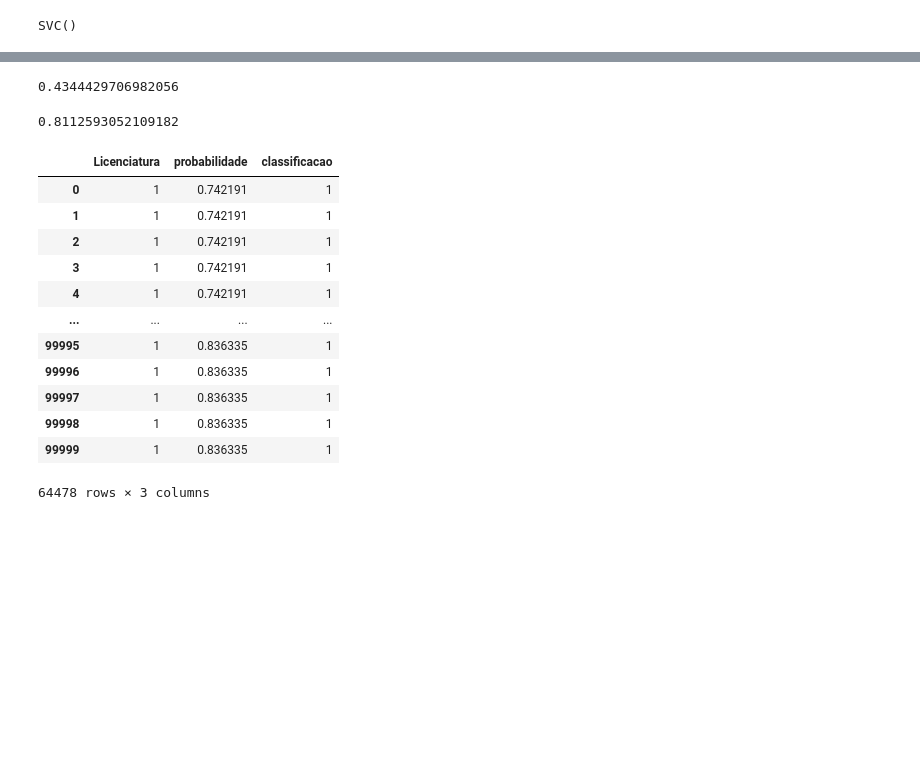
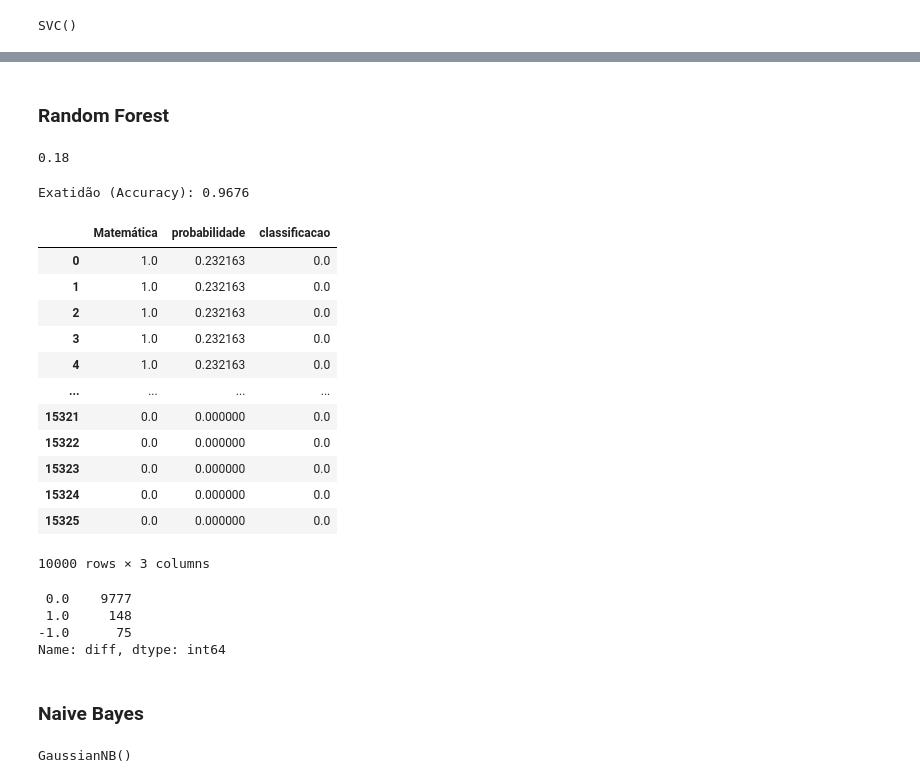
Before and after one commit to sergioneto12/Analise_Censo_Escolar_2020, a Jupyter notebook: Dados - Censo Escolar.ipynb, the cells around one changed output, grey strips where cells are left out. Saved outputs shown, nothing was run; the diff lists cells and outputs as text; code cells hidden in the pictures; blank space fills up the shorter version.

Commit message:
definition on ml for math prediction

```diff
--- a/Dados - Censo Escolar.ipynb
+++ b/Dados - Censo Escolar.ipynb
@@ -329,0 +397,4 @@ print(total_rows)
+# %%
+df1['diff'] = df1['Matemática'] - df1['classificacao']
+
+df1['diff'].value_counts()
@@ -348,0 +425,9 @@ tester.score(x_test, y_test)
+# %%
+# plot_tree(tester)
+
+classificacao = tester.predict(data)
+
+df1['classificacao'] = classificacao
+df1['diff'] = df1['Matemática'] - df1['classificacao']
+
+df1[['Matemática', 'classificacao']]
@@ -348,0 +448,4 @@ tester.score(x_test, y_test)
+# %%
+df1['diff'] = df1['Matemática'] - df1['classificacao']
+
+df1['diff'].value_counts()
@@ -349,39 +465,64 @@ tester.score(x_test, y_test)
+# %% [markdown]
+### Random Forest
 # %%
 #Usando randomforest Classifier
 
 from sklearn.ensemble import RandomForestClassifier
 
-clf = RandomForestClassifier(random_state=0, criterion='gini')
+clf = RandomForestClassifier(n_estimators=100, random_state=50, criterion='gini')
 clf.fit(x_train, y_train)
 
 pred2 = clf.predict(x_test)
 
 np.sqrt(mean_squared_error(y_test, pred2))
 # %% [output]
-0.4344429706982056
+0.18
-# %%
-clf.score(x_test, y_test)
-# %% [output]
-0.8112593052109182
+# %%
+ms = clf.score(x_test, y_test)
+
+print("Exatidão (Accuracy): {0:.4f}".format(ms))
+print()
+# %% [output]
+Exatidão (Accuracy): 0.9676
 # %%
 probabilidade = clf.predict_proba(data)[:,1]
 classificacao = clf.predict(data)
 
 df1['probabilidade'] = probabilidade
 df1['classificacao'] = classificacao
 
-df1[['Licenciatura', 'probabilidade', 'classificacao']]
+df1[['Matemática', 'probabilidade', 'classificacao']]
 # %% [output]
-|  | Licenciatura | probabilidade | classificacao |
-| 0 | 1 | 0.742191 | 1 |
-| 1 | 1 | 0.742191 | 1 |
-| 2 | 1 | 0.742191 | 1 |
-| 3 | 1 | 0.742191 | 1 |
-| 4 | 1 | 0.742191 | 1 |
+|  | Matemática | probabilidade | classificacao |
+| 0 | 1.0 | 0.232163 | 0.0 |
+| 1 | 1.0 | 0.232163 | 0.0 |
+| 2 | 1.0 | 0.232163 | 0.0 |
+| 3 | 1.0 | 0.232163 | 0.0 |
+| 4 | 1.0 | 0.232163 | 0.0 |
 | ... | ... | ... | ... |
-| 99995 | 1 | 0.836335 | 1 |
-| 99996 | 1 | 0.836335 | 1 |
-| 99997 | 1 | 0.836335 | 1 |
-| 99998 | 1 | 0.836335 | 1 |
-| 99999 | 1 | 0.836335 | 1 |
+| 15321 | 0.0 | 0.000000 | 0.0 |
+| 15322 | 0.0 | 0.000000 | 0.0 |
+| 15323 | 0.0 | 0.000000 | 0.0 |
+| 15324 | 0.0 | 0.000000 | 0.0 |
+| 15325 | 0.0 | 0.000000 | 0.0 |
-64478 rows × 3 columns
+10000 rows × 3 columns
+# %%
+df1['diff'] = df1['Matemática'] - df1['classificacao']
+
+df1['diff'].value_counts()
+# %% [output]
+ 0.0    9777
+ 1.0     148
+-1.0      75
+Name: diff, dtype: int64
+# %% [markdown]
+### Naive Bayes
+# %%
+from sklearn.naive_bayes import GaussianNB
+from sklearn import metrics
+
+modelo_v1 = GaussianNB()
+
+modelo_v1.fit(x_train, y_train.ravel())
+# %% [output]
+GaussianNB()
```
Also changed, not shown: parts of 54 cells of this notebook.
